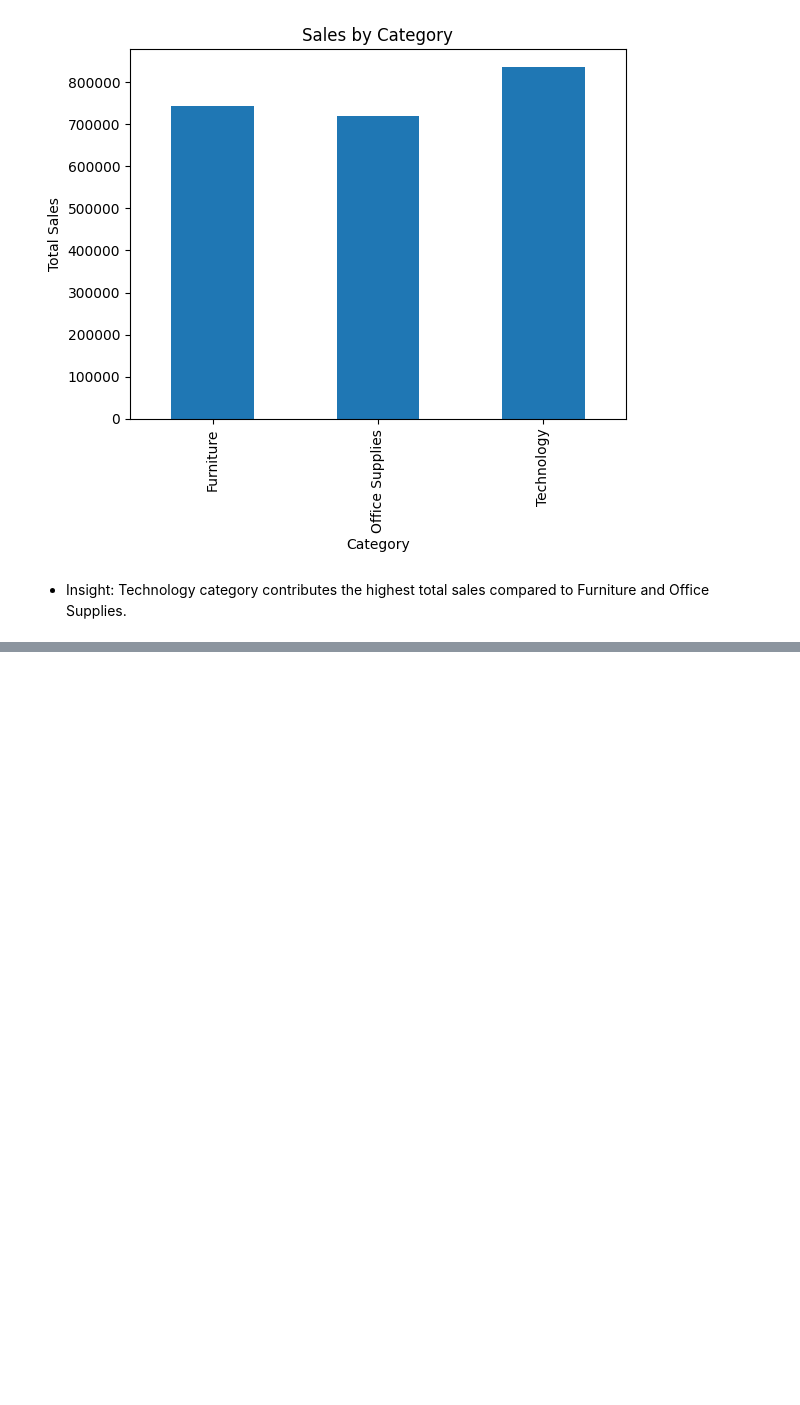
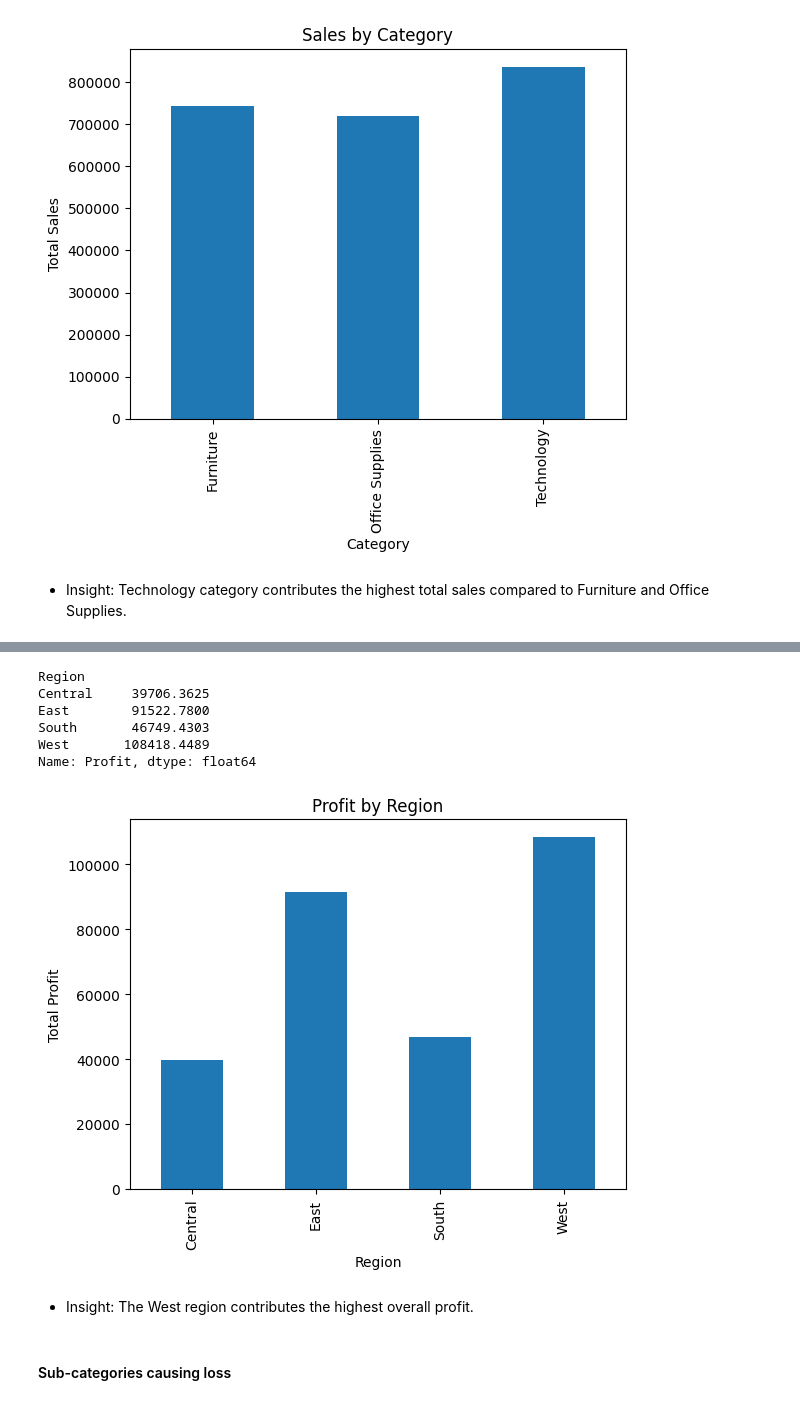
Before and after one commit to VarshaNayak18/retail-sales-analysis, a Jupyter notebook: notebooks/sales_analysis.ipynb, the cells around one changed output, grey strips where cells are left out. Drawn from its saved outputs; the diff is of its cells as text; code cells hidden in the pictures; blank space fills up the shorter version.

```diff
--- a/notebooks/sales_analysis.ipynb
+++ b/notebooks/sales_analysis.ipynb
@@ -166,0 +197,21 @@ plt.show()
+# %%
+region_profit
+# %% [output]
+Region
+Central     39706.3625
+East        91522.7800
+South       46749.4303
+West       108418.4489
+Name: Profit, dtype: float64
+# %%
+# Visualization of Profit by Region
+region_profit.plot(kind="bar")
+plt.title("Profit by Region")
+plt.ylabel("Total Profit")
+plt.show()
+# %% [output]
+[figure, added]
+# %% [markdown]
+* Insight: The West region contributes the highest overall profit.
+# %% [markdown]
+#### Sub-categories causing loss
```
Also changed, not shown: parts of 12 cells of this notebook.
